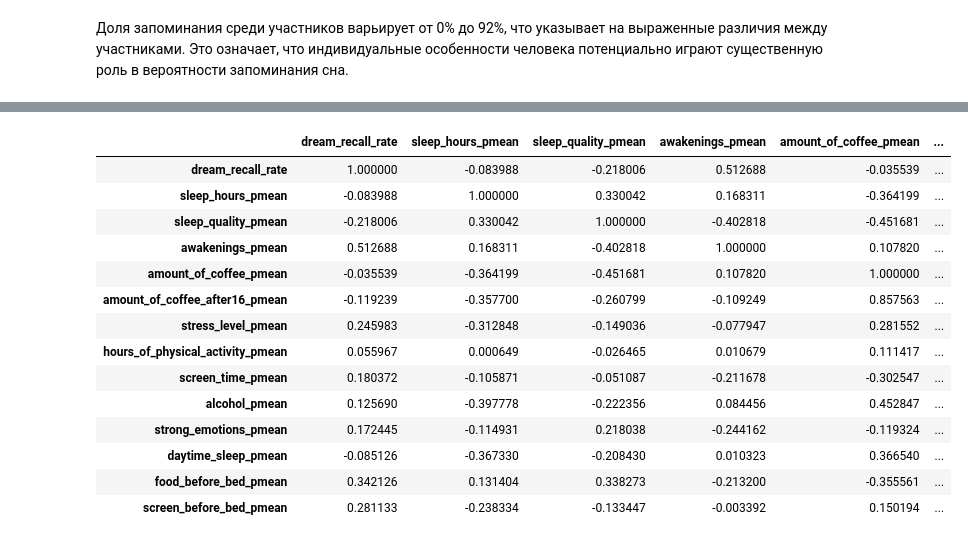
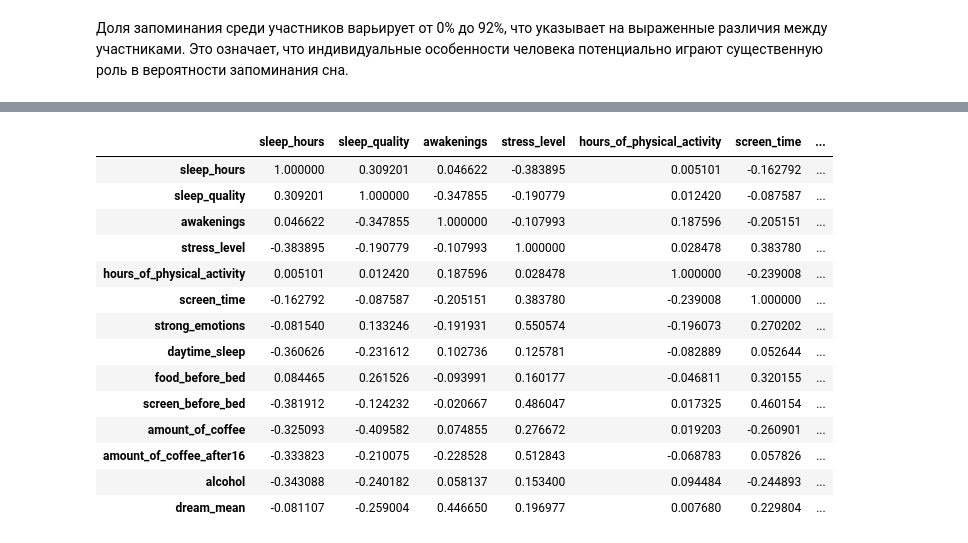
Before and after one commit to EnemyOfDeath7/dream-project, a Jupyter notebook: dream.ipynb, the cells around one changed output, grey strips where cells are left out. Drawn from its saved outputs; the diff is of its cells as text; code cells hidden in the pictures.

```diff
--- a/dream.ipynb
+++ b/dream.ipynb
@@ -688,7 +688,7 @@ plt.show()
 ### Формализация структуры данных
 # %%
 df = df.sort_values(["participant_id", "date"])
-df["day_number"] = df.groupby(by="participant_id").cumcount() + 1
+df["observation_number"] = df.groupby(by="participant_id").cumcount() + 1
 
-df[["date", "day_number"]].head(5)
+df[["date", "observation_number"]].head(5)
 # %% [output]
@@ -1156,0 +1149,20 @@ between_target
+# %%
+between_df = df.groupby(by="participant_id").agg(
+    sleep_hours=("sleep_hours", "mean"),
+    sleep_quality=("sleep_quality", "mean"),
+    awakenings=("awakenings", "mean"),
+    stress_level=("stress_level", "mean"),
+    hours_of_physical_activity=("hours_of_physical_activity", "mean"),
+    screen_time=("screen_time", "mean"),
+    strong_emotions=("strong_emotions", "mean"),
+    daytime_sleep=("daytime_sleep", "mean"),
+    food_before_bed=("food_before_bed", "mean"),
+    screen_before_bed=("screen_before_bed", "mean"),
+    amount_of_coffee=("amount_of_coffee", "mean"),
+    amount_of_coffee_after16=("amount_of_coffee_after16", "mean"),
+    alcohol=("alcohol", "mean"),
+    dream_mean=("dream_remembered", "mean")
+).reset_index(drop=True)
+
+print(f"Размер: {between_df.shape}")
+between_df.head(5)
@@ -1157,22 +1177,22 @@ between_target
 # %%
-corr_between_target = between_target.corr()
+corr_between_target = between_df.corr(method="spearman")
 corr_between_target
 # %% [output]
-|  | dream_recall_rate | sleep_hours_pmean | sleep_quality_pmean | awakenings_pmean | amount_of_coffee_pmean | ... |
-| dream_recall_rate | 1.000000 | -0.083988 | -0.218006 | 0.512688 | -0.035539 | ... |
-| sleep_hours_pmean | -0.083988 | 1.000000 | 0.330042 | 0.168311 | -0.364199 | ... |
-| sleep_quality_pmean | -0.218006 | 0.330042 | 1.000000 | -0.402818 | -0.451681 | ... |
-| awakenings_pmean | 0.512688 | 0.168311 | -0.402818 | 1.000000 | 0.107820 | ... |
-| amount_of_coffee_pmean | -0.035539 | -0.364199 | -0.451681 | 0.107820 | 1.000000 | ... |
-| amount_of_coffee_after16_pmean | -0.119239 | -0.357700 | -0.260799 | -0.109249 | 0.857563 | ... |
-| stress_level_pmean | 0.245983 | -0.312848 | -0.149036 | -0.077947 | 0.281552 | ... |
-| hours_of_physical_activity_pmean | 0.055967 | 0.000649 | -0.026465 | 0.010679 | 0.111417 | ... |
-| screen_time_pmean | 0.180372 | -0.105871 | -0.051087 | -0.211678 | -0.302547 | ... |
-| alcohol_pmean | 0.125690 | -0.397778 | -0.222356 | 0.084456 | 0.452847 | ... |
-| strong_emotions_pmean | 0.172445 | -0.114931 | 0.218038 | -0.244162 | -0.119324 | ... |
-| daytime_sleep_pmean | -0.085126 | -0.367330 | -0.208430 | 0.010323 | 0.366540 | ... |
-| food_before_bed_pmean | 0.342126 | 0.131404 | 0.338273 | -0.213200 | -0.355561 | ... |
-| screen_before_bed_pmean | 0.281133 | -0.238334 | -0.133447 | -0.003392 | 0.150194 | ... |
+|  | sleep_hours | sleep_quality | awakenings | stress_level | hours_of_physical_activity | screen_time | ... |
+| sleep_hours | 1.000000 | 0.309201 | 0.046622 | -0.383895 | 0.005101 | -0.162792 | ... |
+| sleep_quality | 0.309201 | 1.000000 | -0.347855 | -0.190779 | 0.012420 | -0.087587 | ... |
+| awakenings | 0.046622 | -0.347855 | 1.000000 | -0.107993 | 0.187596 | -0.205151 | ... |
+| stress_level | -0.383895 | -0.190779 | -0.107993 | 1.000000 | 0.028478 | 0.383780 | ... |
+| hours_of_physical_activity | 0.005101 | 0.012420 | 0.187596 | 0.028478 | 1.000000 | -0.239008 | ... |
+| screen_time | -0.162792 | -0.087587 | -0.205151 | 0.383780 | -0.239008 | 1.000000 | ... |
+| strong_emotions | -0.081540 | 0.133246 | -0.191931 | 0.550574 | -0.196073 | 0.270202 | ... |
+| daytime_sleep | -0.360626 | -0.231612 | 0.102736 | 0.125781 | -0.082889 | 0.052644 | ... |
+| food_before_bed | 0.084465 | 0.261526 | -0.093991 | 0.160177 | -0.046811 | 0.320155 | ... |
+| screen_before_bed | -0.381912 | -0.124232 | -0.020667 | 0.486047 | 0.017325 | 0.460154 | ... |
+| amount_of_coffee | -0.325093 | -0.409582 | 0.074855 | 0.276672 | 0.019203 | -0.260901 | ... |
+| amount_of_coffee_after16 | -0.333823 | -0.210075 | -0.228528 | 0.512843 | -0.068783 | 0.057826 | ... |
+| alcohol | -0.343088 | -0.240182 | 0.058137 | 0.153400 | 0.094484 | -0.244893 | ... |
+| dream_mean | -0.081107 | -0.259004 | 0.446650 | 0.196977 | 0.007680 | 0.229804 | ... |
 # %%
 fig, ax = plt.subplots(figsize=(15, 8))
 
```
Also changed, not shown: parts of 24 cells of this notebook.
